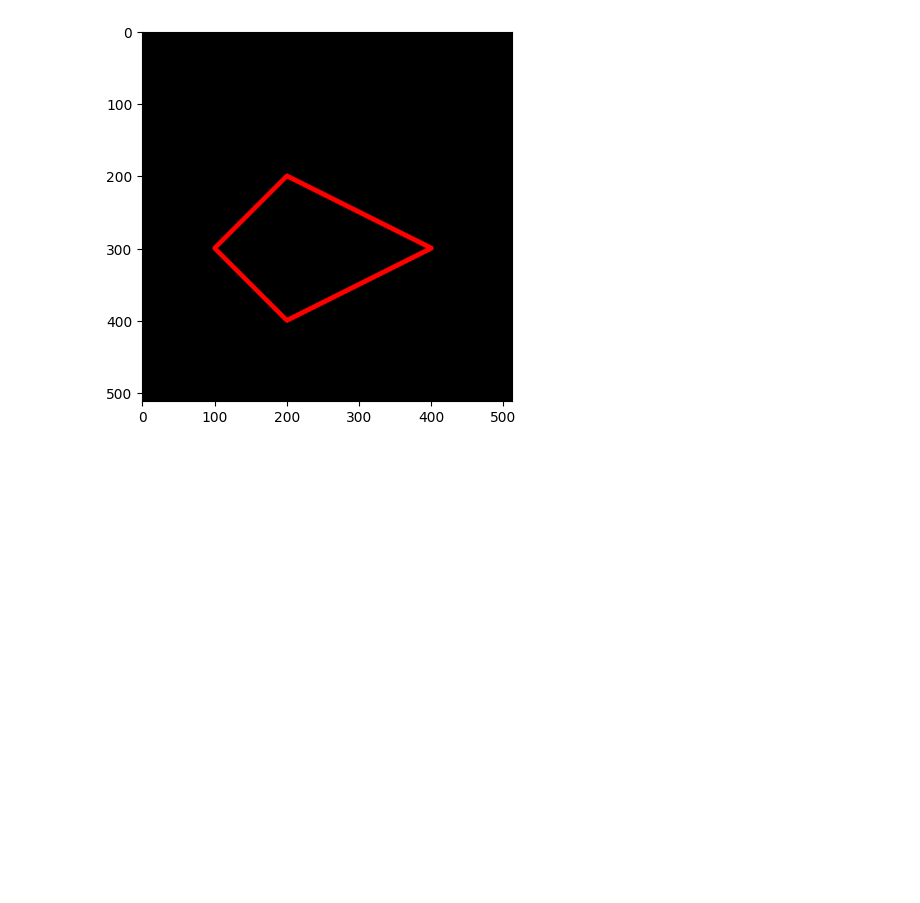
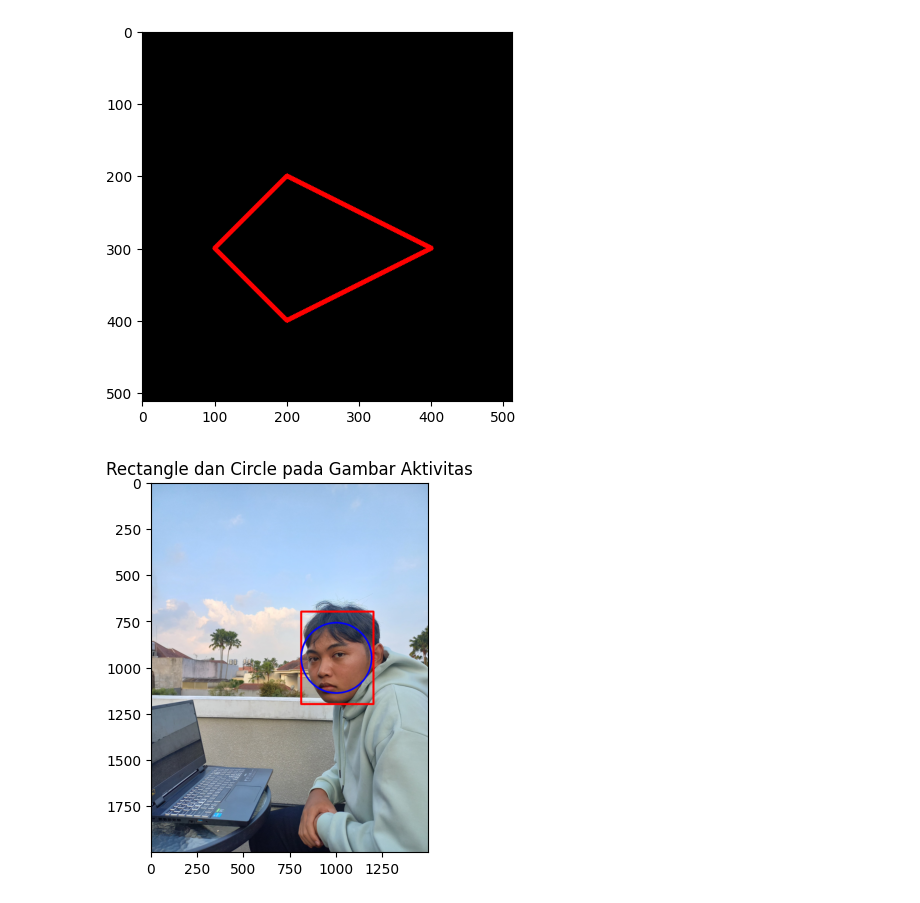
Before and after one commit to ZakiLazuardi987/PCVK_Ganjil_2024, a Jupyter notebook: Week2.ipynb, the cells around one changed output. Cells and saved outputs as stored; diff of their text form; code cells hidden in the pictures; blank space fills up the shorter version.

```diff
--- a/Week2.ipynb
+++ b/Week2.ipynb
@@ -132,3 +132,30 @@ plt.imshow(black_img2)
 # %% [output]
 <matplotlib.image.AxesImage at 0x...>
 [figure]
+# %%
+import cv2 as cv
+import numpy as np
+import matplotlib.pyplot as plt
+
+image_path = "/content/WhatsApp Image 2024-09-06 at 15.27.57_58ac7dfd.jpg"  # Ganti dengan path gambar aktivitasmu
+image = cv.imread(image_path)
+image = cv.resize(image, (0,0), fx=0.5, fy=0.5) # Resize image to half size
+
+# Membuat rectangle (persegi panjang)
+# Perhatikan koordinat pt1 (titik kiri atas) dan pt2 (titik kanan bawah)
+cv.rectangle(image, pt1=(1200, 700), pt2=(810, 1200), color=(0, 0, 255), thickness=10)
+
+# Membuat circle (lingkaran)
+# Tentukan center (titik tengah) dan radius untuk lingkaran
+cv.circle(image, center=(1000, 950), radius=190, color=(255, 0, 0), thickness=8)
+
+# Ubah gambar dari BGR ke RGB untuk ditampilkan menggunakan Matplotlib
+image_rgb = cv.cvtColor(image, cv.COLOR_BGR2RGB)
+
+# Tampilkan gambar menggunakan matplotlib
+plt.imshow(image_rgb)
+plt.title('Rectangle dan Circle pada Gambar Aktivitas')
+# plt.axis('off')  # Hilangkan sumbu
+plt.show()
+# %% [output]
+[figure, added]
```
